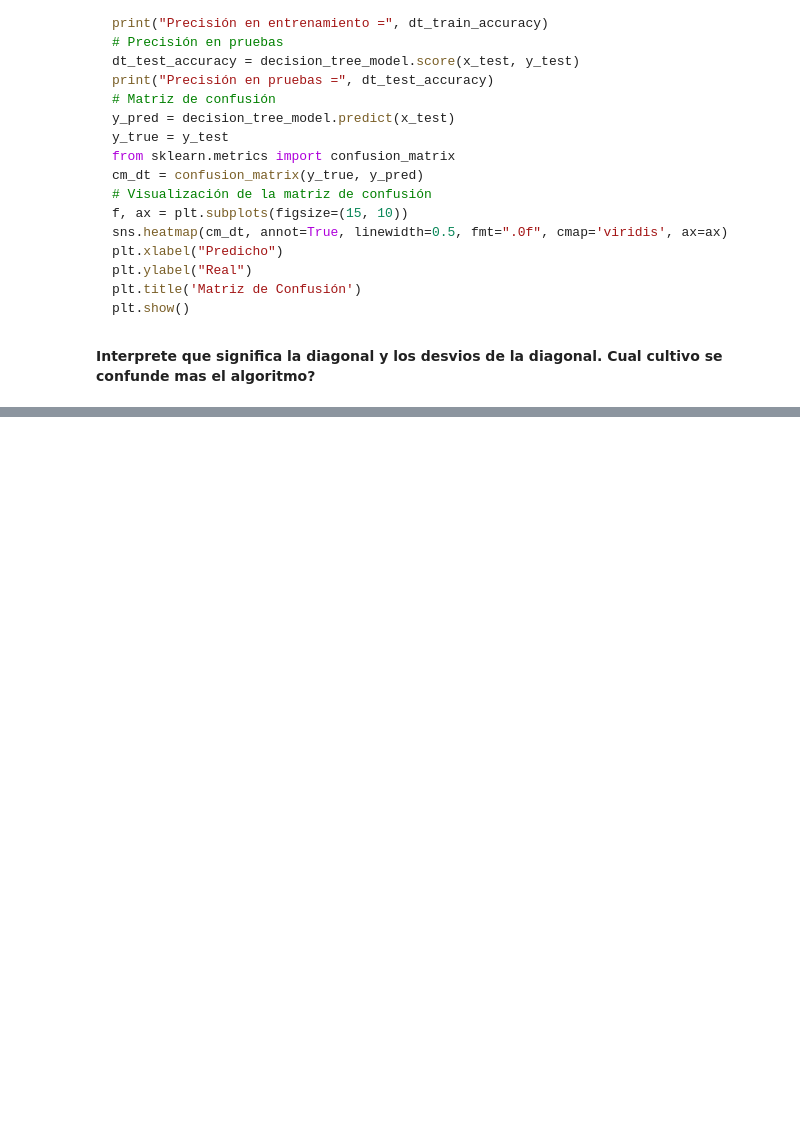
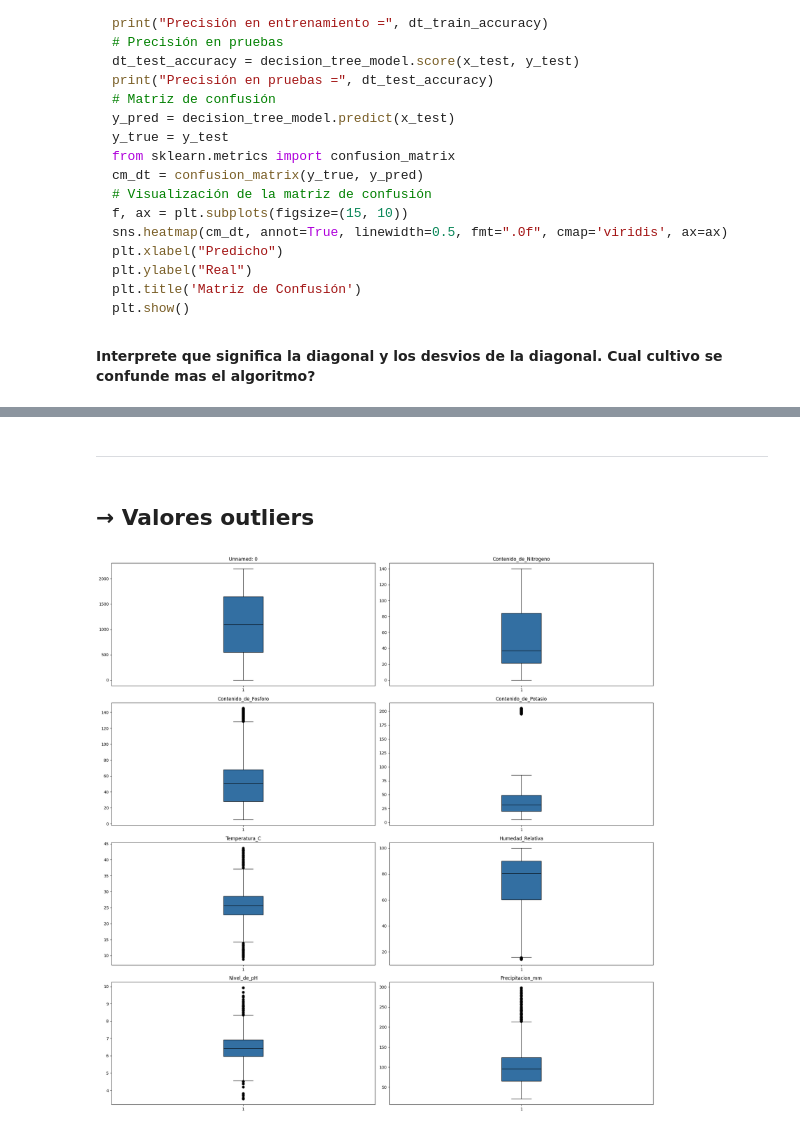
Before and after one commit to lnastri25/POO_UCEMA, a Jupyter notebook: trabajos_practicos/tp_datos/4-cultivo/cultivos.ipynb, the cells around one changed output, grey strips where cells are left out. Cells and saved outputs as stored; diff of their text form; code cells hidden in the pictures; blank space fills up the shorter version.

Commit message:
cultivos

```diff
--- a/trabajos_practicos/tp_datos/4-cultivo/cultivos.ipynb
+++ b/trabajos_practicos/tp_datos/4-cultivo/cultivos.ipynb
@@ -65,0 +69,3 @@ import seaborn as sns
+# %%
+df_cultivos= pd.read_csv("/Users/lolonastri/Desktop/POO_UCEMA/trabajos_practicos/tp_datos/4-cultivo/tipo_cultivo.csv")
+df_cultivos.head()
@@ -65,0 +79,2 @@ import seaborn as sns
+# %%
+df_cultivos = df_cultivos.copy()
@@ -65,0 +99,2 @@ import seaborn as sns
+# %%
+df_cultivos.rename(columns=lambda x: x.strip(), inplace=True) # Remuevo espacios de las columnas.
@@ -65,0 +150,9 @@ import seaborn as sns
+# %% [markdown]
+___
+# %% [markdown]
+## → Valores outliers
+# %%
+from funciones.exploratory_data_analysis import plot_outliers
+plot_outliers(df_cultivos)
+# %% [output]
+[figure, added]
```
Also changed, not shown: parts of 15 cells of this notebook, 3 other files.
